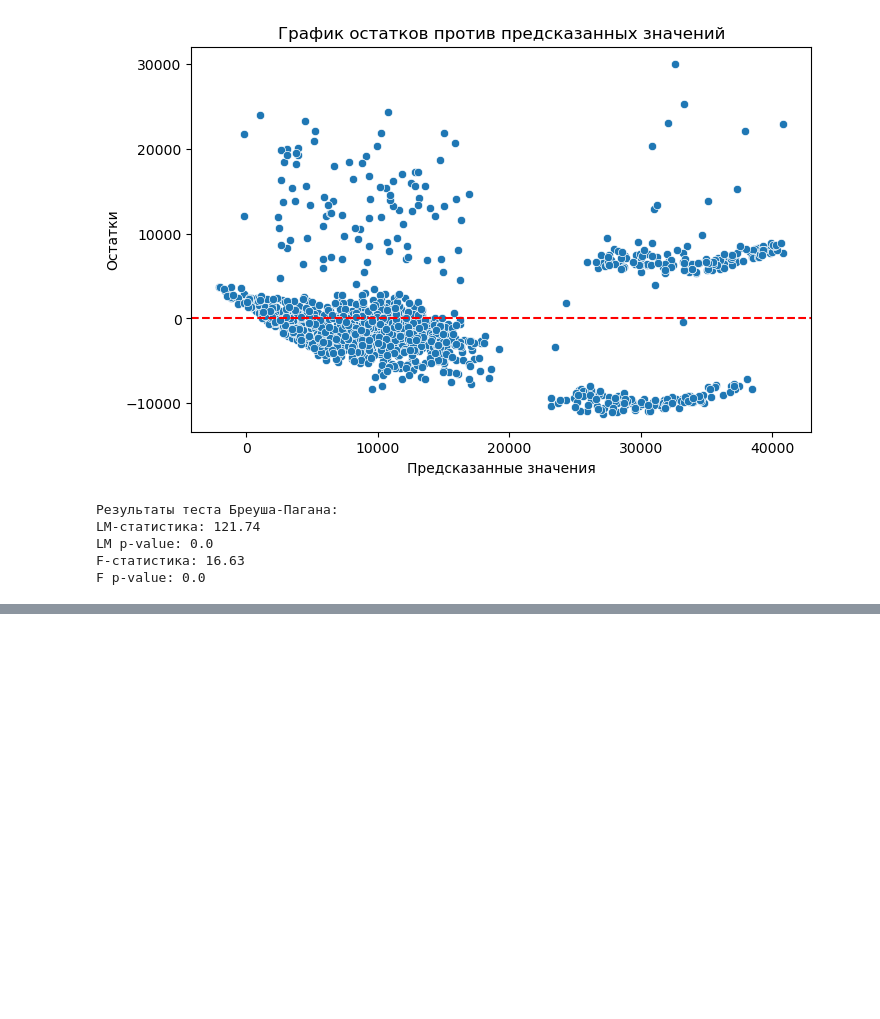
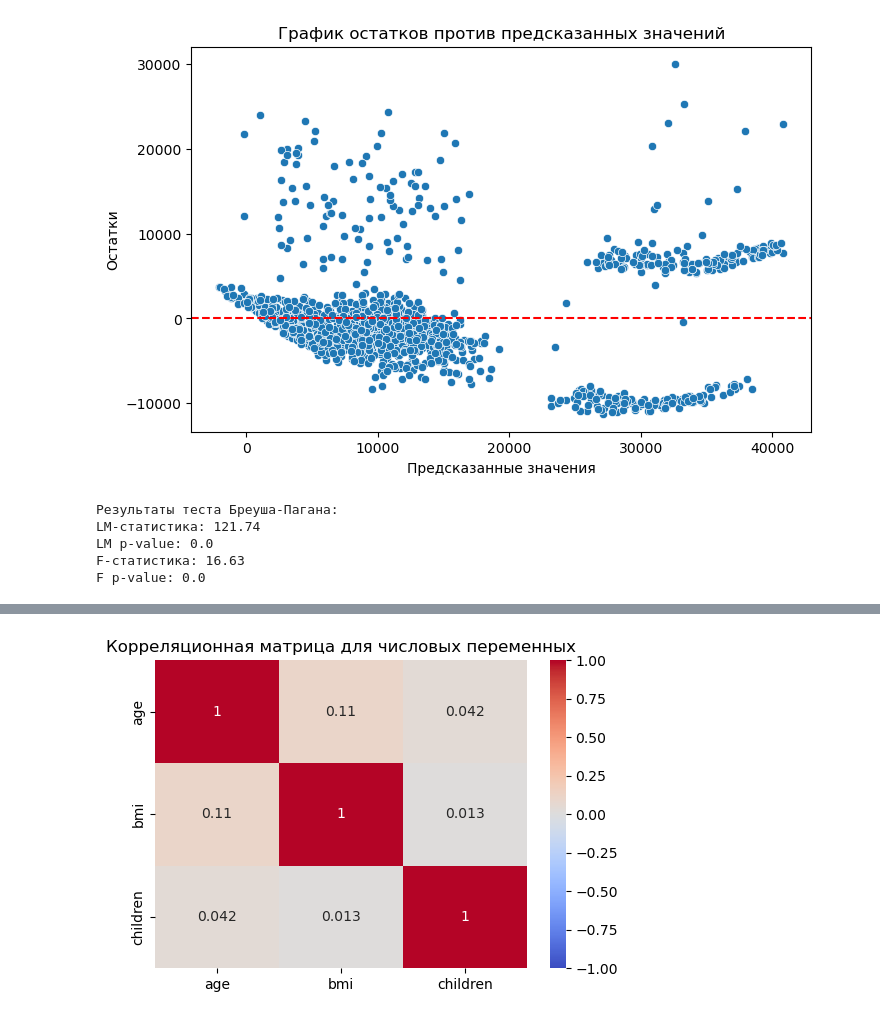
Before and after one commit to KatieGalaeva/shad, a Jupyter notebook: math_15_final/math_15_final.ipynb, the cells around one changed output, grey strips where cells are left out. Saved outputs shown, nothing was run; the diff lists cells and outputs as text; code cells hidden in the pictures; blank space fills up the shorter version.

Commit message:
Build model and tests are checked for heteroscedasticity and multicollinearity
Need to rebuild all plot to plotly format

```diff
--- a/math_15_final/math_15_final.ipynb
+++ b/math_15_final/math_15_final.ipynb
@@ -653,0 +722,12 @@ F p-value: 0.0
+# %%
+import seaborn as sns
+
+numeric_vars = df[['age', 'bmi', 'children']]
+corr_matrix = numeric_vars.corr()
+
+plt.figure(figsize=(6, 4))
+sns.heatmap(corr_matrix, annot=True, cmap='coolwarm', vmin=-1, vmax=1)
+plt.title('Корреляционная матрица для числовых переменных')
+plt.show()
+# %% [output]
+[figure, added]
```
Also changed, not shown: parts of 23 cells of this notebook.
